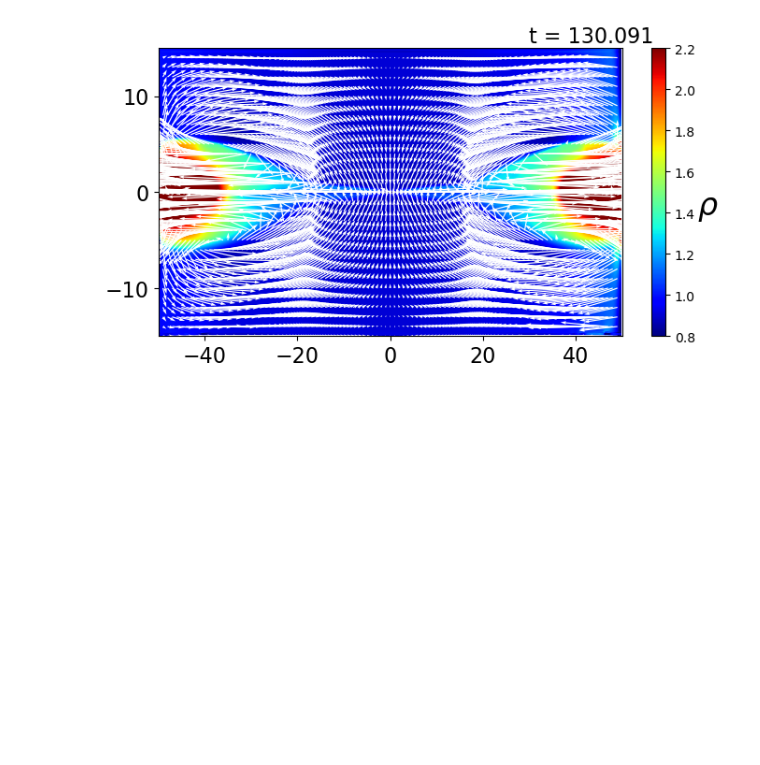
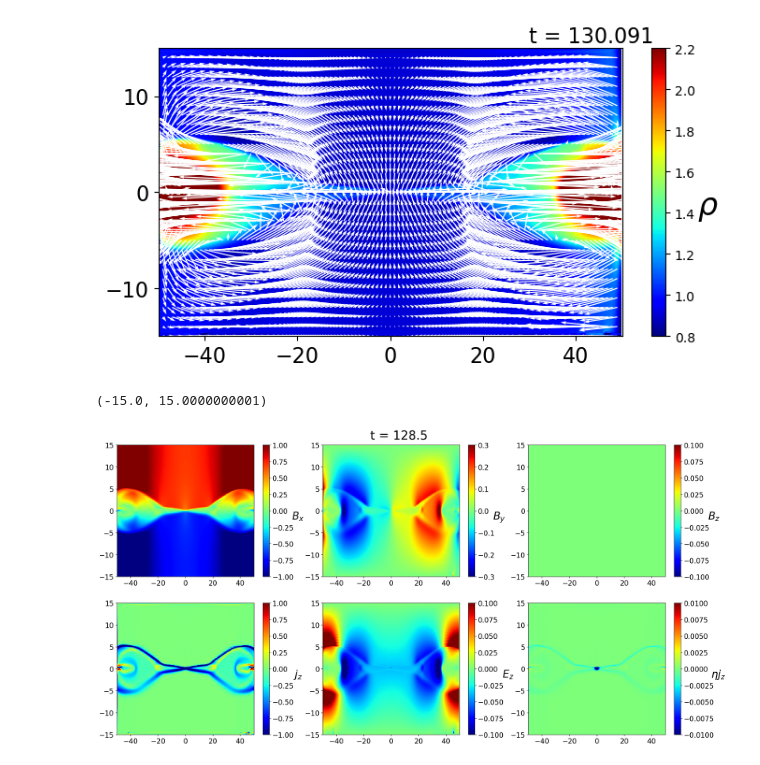
Before and after one commit to Keita-A/RadiativeMHD-simulation, a Jupyter notebook: MR_GPU.ipynb, the cells around one changed output. Cells and saved outputs as stored; diff of their text form; code cells hidden in the pictures; blank space fills up the shorter version.

```diff
--- a/MR_GPU.ipynb
+++ b/MR_GPU.ipynb
@@ -546,3 +546,83 @@ for step in range(0, total_steps+interval, interval):
 video.release()
 # %% [output]
 [figure]
+# %%
+fig = plt.figure(figsize=(24, 12))
+ax1 = fig.add_subplot(231)
+ax2 = fig.add_subplot(232)
+ax3 = fig.add_subplot(233)
+ax4 = fig.add_subplot(234)
+ax5 = fig.add_subplot(235)
+ax6 = fig.add_subplot(236)
+
+log = np.loadtxt("log_mr.txt", delimiter=',')
+step = 10000
+
+U = np.load(f"results_mr/U_{step}.npy")
+rho = U[0, :, :]
+u = U[1, :, :] / rho
+v = U[2, :, :] / rho
+w = U[3, :, :] / rho
+Bx = U[4, :, :]
+By = U[5, :, :]
+Bz = U[6, :, :]
+e = U[7, :, :]
+p = (gamma-1) * (e - rho*(u**2+v**2+w**2)/2 - (Bx**2+By**2+Bz**2)/2)
+magnetic_pressure = 1/2 * (Bx**2+By**2+Bz**2)
+pT = p + magnetic_pressure
+current_z = (By - np.roll(By, 1, axis=0)) / dx - (Bx - np.roll(Bx, 1, axis=1)) / dy
+Ez = -(u * By - v * Bx) + eta * current_z
+
+contour = ax1.pcolormesh(X, Y, (Bx).T, vmin=-1.0, vmax=1.0, cmap='jet')
+cbar = plt.colorbar(contour, ax=ax1)
+cbar.ax.tick_params(labelsize=16)
+cbar.set_label(r"$B_x$", fontsize=24, rotation=0, labelpad=10)
+
+contour = ax2.pcolormesh(X, Y, (By).T, vmin=-0.3, vmax=0.3, cmap='jet')
+cbar = plt.colorbar(contour, ax=ax2)
+cbar.ax.tick_params(labelsize=16)
+cbar.set_label(r"$B_y$", fontsize=24, rotation=0, labelpad=10)
+
+contour = ax3.pcolormesh(X, Y, (Bz).T, cmap='jet')
+cbar = plt.colorbar(contour, ax=ax3)
+cbar.ax.tick_params(labelsize=16)
+cbar.set_label(r"$B_z$", fontsize=24, rotation=0, labelpad=10)
+
+contour = ax4.pcolormesh(X, Y, (current_z).T, vmin=-1.0, vmax=1.0, cmap='jet')
+cbar = plt.colorbar(contour, ax=ax4)
+cbar.ax.tick_params(labelsize=16)
+cbar.set_label(r"$j_z$", fontsize=24, rotation=0, labelpad=10)
+
+contour = ax5.pcolormesh(X, Y, (Ez).T, vmin=-0.1, vmax=0.1, cmap='jet')
+cbar = plt.colorbar(contour, ax=ax5)
+cbar.ax.tick_params(labelsize=16)
+cbar.set_label(r"$E_z$", fontsize=24, rotation=0, labelpad=10)
+
+contour = ax6.pcolormesh(X, Y, (eta * current_z).T, vmin=-0.01, vmax=0.01, cmap='jet')
+cbar = plt.colorbar(contour, ax=ax6)
+cbar.ax.tick_params(labelsize=16)
+cbar.set_label(r"$\eta j_z$", fontsize=24, rotation=0, labelpad=10)
+
+
+plt.suptitle(f"t = {log[int(step/100)][1]:.1f}", y=0.92, fontsize=28)
+ax1.tick_params(labelsize=16)
+ax2.tick_params(labelsize=16)
+ax3.tick_params(labelsize=16)
+ax4.tick_params(labelsize=16)
+ax5.tick_params(labelsize=16)
+ax6.tick_params(labelsize=16)
+ax1.set_xlim(-x_max, x_max+1e-10)
+ax2.set_xlim(-x_max, x_max+1e-10)
+ax3.set_xlim(-x_max, x_max+1e-10)
+ax4.set_xlim(-x_max, x_max+1e-10)
+ax5.set_xlim(-x_max, x_max+1e-10)
+ax6.set_xlim(-x_max, x_max+1e-10)
+ax1.set_ylim(-y_max, y_max+1e-10)
+ax2.set_ylim(-y_max, y_max+1e-10)
+ax3.set_ylim(-y_max, y_max+1e-10)
+ax4.set_ylim(-y_max, y_max+1e-10)
+ax5.set_ylim(-y_max, y_max+1e-10)
+ax6.set_ylim(-y_max, y_max+1e-10)
+# %% [output]
+(-15.0, 15.0000000001)
+[figure, added]
```
Also changed, not shown: parts of 2 cells of this notebook, 2 other files.
